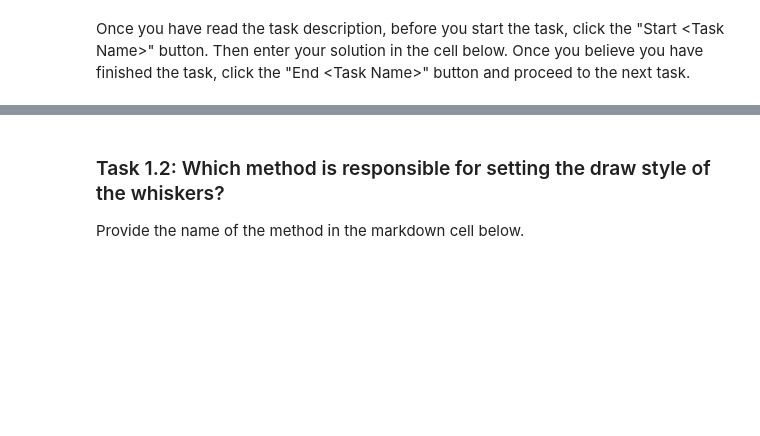
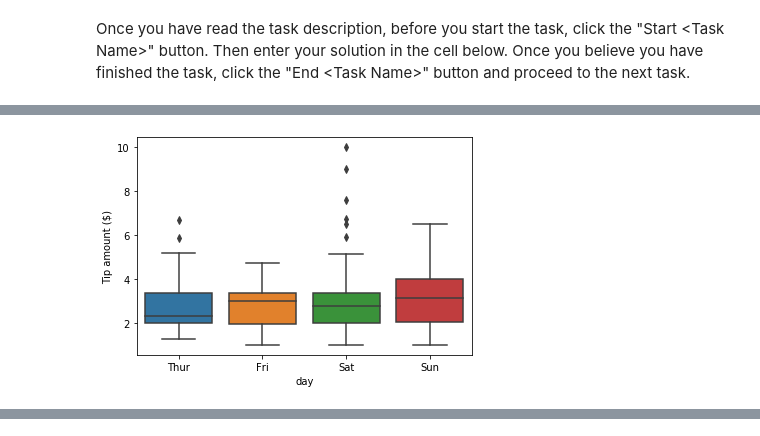
Before and after one commit to willcrichton/inliner-experiments, a Jupyter notebook: experiment.ipynb, the cells around one changed output, grey strips where cells are left out. Saved outputs shown, nothing was run; the diff lists cells and outputs as text; code cells hidden in the pictures; blank space fills up the shorter version.

```diff
--- a/experiment.ipynb
+++ b/experiment.ipynb
@@ -77,3 +85,8 @@ Put your answer in the markdown cell below.
+# %%
+ax = sns.boxplot(x=tips.day, y=tips.tip)
+_ = ax.set_ylabel('Tip amount ($)')
+# %% [output]
+[figure, added]
 # %%
 experiment_start('Task 1.1')
 # %% [output]
@@ -82,7 +95,3 @@ experiment_start('Task 1.1')
 experiment_end('Task 1.1')
 # %% [output]
 [interactive output not drawn]
-# %% [markdown]
-### Task 1.2: Which method is responsible for setting the draw style of the whiskers?
-
-Provide the name of the method in the markdown cell below.
```
Also changed, not shown: parts of 40 cells of this notebook, 2 other files.
